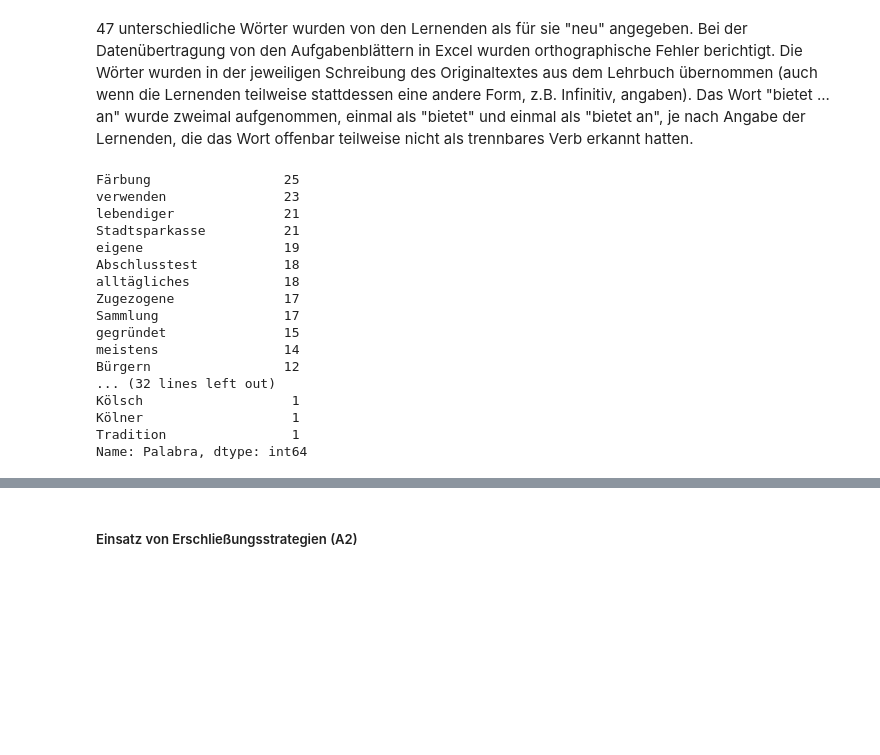
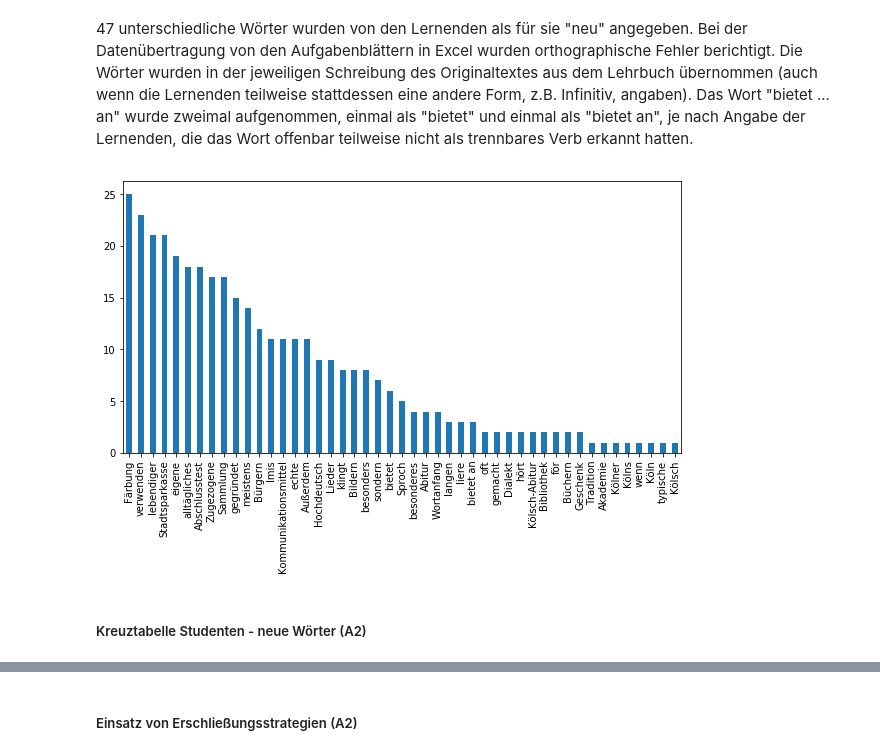
Before and after one commit to martinakienberger/Strategienanalyse_Voc, a Jupyter notebook: Datenanalyse_Voc.ipynb, the cells around one changed output, grey strips where cells are left out. Drawn from its saved outputs; the diff is of its cells as text; code cells hidden in the pictures; blank space fills up the shorter version.

```diff
--- a/Datenanalyse_Voc.ipynb
+++ b/Datenanalyse_Voc.ipynb
@@ -87,22 +98,8 @@ len(A2.Palabra.unique())
 # %% [markdown]
 47 unterschiedliche Wörter wurden von den Lernenden als für sie "neu" angegeben. Bei der Datenübertragung von den Aufgabenblättern in Excel wurden orthographische Fehler berichtigt. Die Wörter wurden in der jeweiligen Schreibung des Originaltextes aus dem Lehrbuch übernommen (auch wenn die Lernenden teilweise stattdessen eine andere Form, z.B. Infinitiv, angaben). Das Wort "bietet ... an" wurde zweimal aufgenommen, einmal als "bietet" und einmal als "bietet an", je nach Angabe der Lernenden, die das Wort offenbar teilweise nicht als trennbares Verb erkannt hatten.
 # %%
-A2.Palabra.value_counts()
+A2.Palabra.value_counts().plot(kind = 'bar', figsize = (10,5));
 # %% [output]
-Färbung                 25
-verwenden               23
-lebendiger              21
-Stadtsparkasse          21
-eigene                  19
-Abschlusstest           18
-alltägliches            18
-Zugezogene              17
-Sammlung                17
-gegründet               15
-meistens                14
-Bürgern                 12
-... (32 lines left out)
-Kölsch                   1
-Kölner                   1
-Tradition                1
-Name: Palabra, dtype: int64
+[figure, added]
+# %% [markdown]
+##### Kreuztabelle Studenten - neue Wörter (A2)
```
Also changed, not shown: parts of 34 cells of this notebook.
